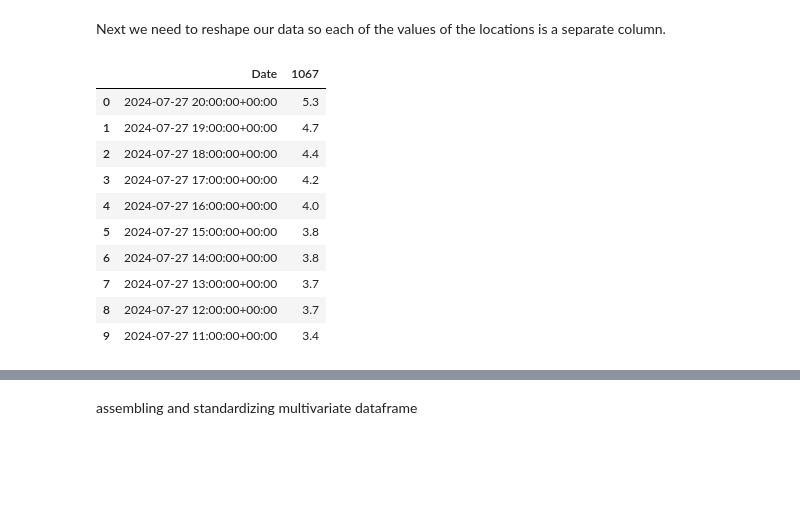
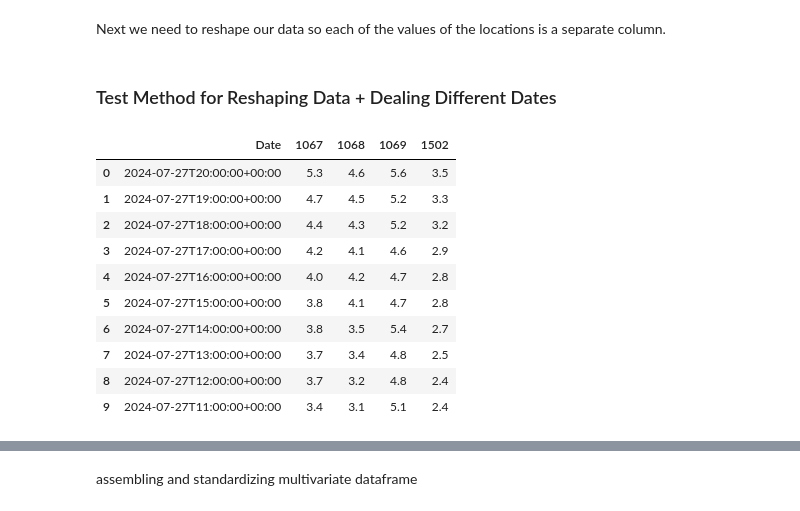
Before and after one commit to pinstripezebra/Air-Polution-Forecasting, a Jupyter notebook: aggregate_analysis.ipynb, the cells around one changed output, grey strips where cells are left out. Drawn from its saved outputs; the diff is of its cells as text; code cells hidden in the pictures; blank space fills up the shorter version.

```diff
--- a/aggregate_analysis.ipynb
+++ b/aggregate_analysis.ipynb
@@ -223,25 +208,50 @@ def crosscorr(datax, datay, lag=0):
     return datax.corr(datay.shift(lag))
 # %% [markdown]
 Next we need to reshape our data so each of the values of the locations is a separate column.
-# %%
-test_df = combined_df.sort_values(by = 'Data_Converted')
-locations = combined_df['location'].drop_duplicates().to_list()
-temp_key_storage = {}
-temp_key_storage['Date'] = combined_df['Data_Converted'].drop_duplicates().to_list()
-for location in locations:
-    temp_key_storage[location] = combined_df[combined_df['location'] == location]['Value'].to_list()
-
-multivariate_df = pd.DataFrame.from_dict(temp_key_storage)
-multivariate_df.head(10)
-# %% [output]
-|  | Date | 1067 |
-| 0 | 2024-07-27 20:00:00+00:00 | 5.3 |
-| 1 | 2024-07-27 19:00:00+00:00 | 4.7 |
-| 2 | 2024-07-27 18:00:00+00:00 | 4.4 |
-| 3 | 2024-07-27 17:00:00+00:00 | 4.2 |
-| 4 | 2024-07-27 16:00:00+00:00 | 4.0 |
-| 5 | 2024-07-27 15:00:00+00:00 | 3.8 |
-| 6 | 2024-07-27 14:00:00+00:00 | 3.8 |
-| 7 | 2024-07-27 13:00:00+00:00 | 3.7 |
-| 8 | 2024-07-27 12:00:00+00:00 | 3.7 |
-| 9 | 2024-07-27 11:00:00+00:00 | 3.4 |
+# %% [markdown]
+### Test Method for Reshaping Data + Dealing Different Dates
+# %%
+def reshape_and_clean(combined_df):
+
+    """ Pivots dataframe so each locations particulate value is
+    its own column. Uses backfill interpolation to replace null values.
+
+    Parameters
+    ----------
+    combined_df : dataframe, contains air particulate data for different locations
+    Returns
+    ----------
+    multivariate_df : dataframe, each location having its own column
+    """
+
+    test_df = combined_df.sort_values(by = 'Data_Converted')
+    locations = combined_df['location'].drop_duplicates().to_list()
+    locations.remove(LOCATION_OF_INTEREST)
+
+    multivariate_df = combined_df[combined_df['location'] == LOCATION_OF_INTEREST].rename(columns={'Value':LOCATION_OF_INTEREST})[['Date', LOCATION_OF_INTEREST]]
+
+    for location in locations:
+        subset_df = combined_df[combined_df['location'] == location]
+        subset_df = subset_df.rename(columns ={'Value':location})
+        subset_df = subset_df[[ 'Date', location]]
+
+        multivariate_df = multivariate_df.merge(subset_df, how = 'left', on = 'Date')
+
+    # If a value is NAN will use the previous value in that series to fill it
+    for location in locations:
+        multivariate_df[location] = multivariate_df[location].ffill()
+    multivariate_df.head(10)
+
+    return multivariate_df
+# %% [output]
+|  | Date | 1067 | 1068 | 1069 | 1502 |
+| 0 | 2024-07-27T20:00:00+00:00 | 5.3 | 4.6 | 5.6 | 3.5 |
+| 1 | 2024-07-27T19:00:00+00:00 | 4.7 | 4.5 | 5.2 | 3.3 |
+| 2 | 2024-07-27T18:00:00+00:00 | 4.4 | 4.3 | 5.2 | 3.2 |
+| 3 | 2024-07-27T17:00:00+00:00 | 4.2 | 4.1 | 4.6 | 2.9 |
+| 4 | 2024-07-27T16:00:00+00:00 | 4.0 | 4.2 | 4.7 | 2.8 |
+| 5 | 2024-07-27T15:00:00+00:00 | 3.8 | 4.1 | 4.7 | 2.8 |
+| 6 | 2024-07-27T14:00:00+00:00 | 3.8 | 3.5 | 5.4 | 2.7 |
+| 7 | 2024-07-27T13:00:00+00:00 | 3.7 | 3.4 | 4.8 | 2.5 |
+| 8 | 2024-07-27T12:00:00+00:00 | 3.7 | 3.2 | 4.8 | 2.4 |
+| 9 | 2024-07-27T11:00:00+00:00 | 3.4 | 3.1 | 5.1 | 2.4 |
```
Also changed, not shown: parts of 9 cells of this notebook.
